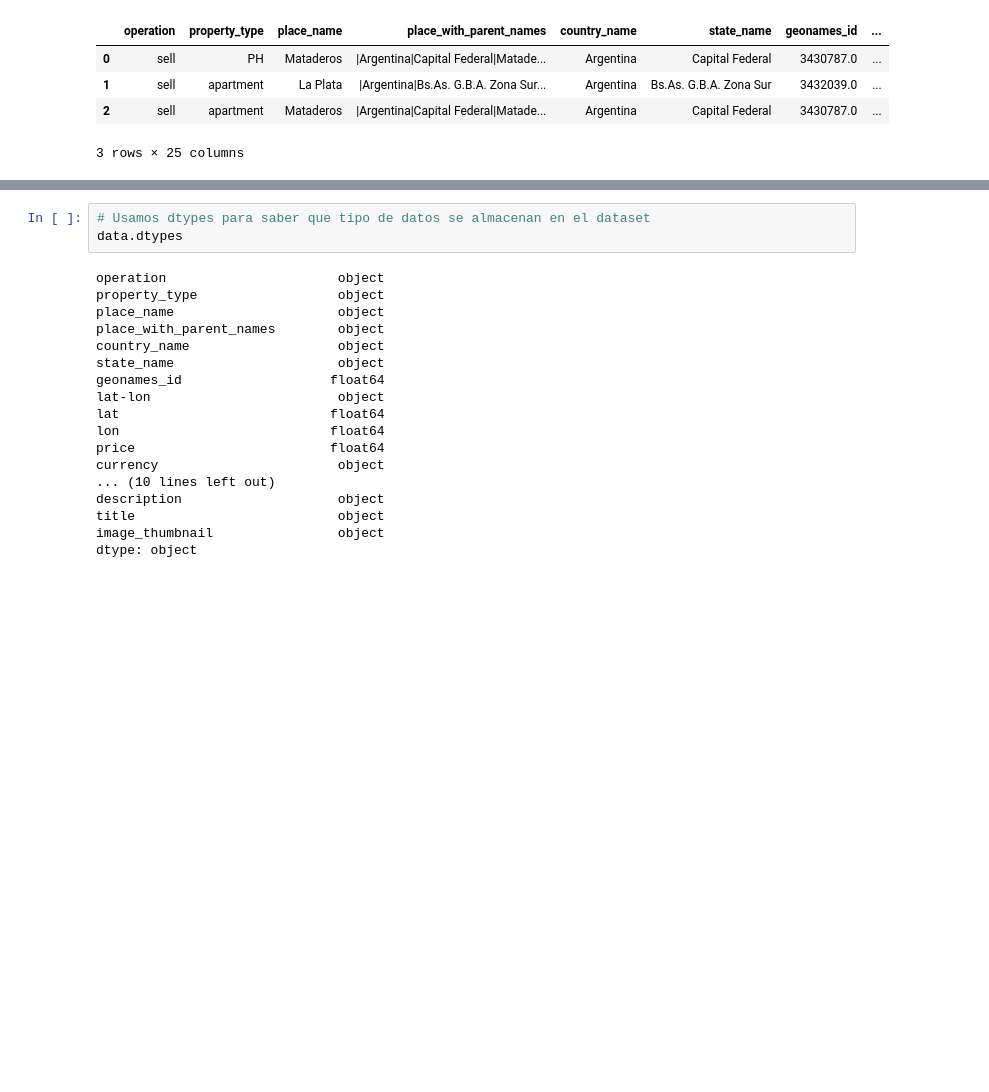
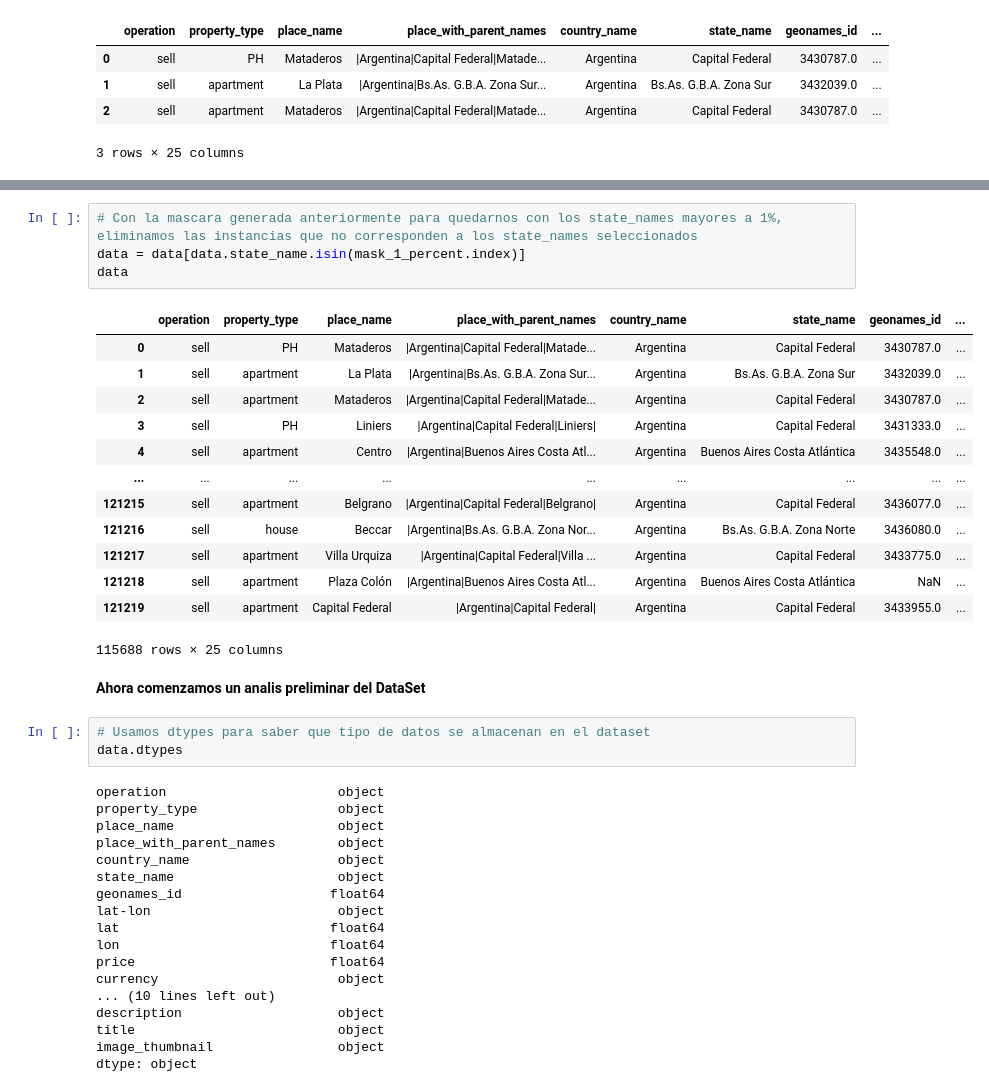
Before and after one commit to BenkosT/TP_Limpieza, a Jupyter notebook: Notebooks/Limpieza.ipynb, the cells around one changed output, grey strips where cells are left out. Saved outputs shown, nothing was run; the diff lists cells and outputs as text; blank space fills up the shorter version.

```diff
--- a/Notebooks/Limpieza.ipynb
+++ b/Notebooks/Limpieza.ipynb
@@ -33,3 +121,23 @@ data.head(3)
+# %%
+# Con la mascara generada anteriormente para quedarnos con los state_names mayores a 1%, eliminamos las instancias que no corresponden a los state_names seleccionados
+data = data[data.state_name.isin(mask_1_percent.index)]
+data
+# %% [output]
+|  | operation | property_type | place_name | place_with_parent_names | country_name | state_name | geonames_id | ... |
+| 0 | sell | PH | Mataderos | |Argentina|Capital Federal|Matade... | Argentina | Capital Federal | 3430787.0 | ... |
+| 1 | sell | apartment | La Plata | |Argentina|Bs.As. G.B.A. Zona Sur... | Argentina | Bs.As. G.B.A. Zona Sur | 3432039.0 | ... |
+| 2 | sell | apartment | Mataderos | |Argentina|Capital Federal|Matade... | Argentina | Capital Federal | 3430787.0 | ... |
+| 3 | sell | PH | Liniers | |Argentina|Capital Federal|Liniers| | Argentina | Capital Federal | 3431333.0 | ... |
+| 4 | sell | apartment | Centro | |Argentina|Buenos Aires Costa Atl... | Argentina | Buenos Aires Costa Atlántica | 3435548.0 | ... |
+| ... | ... | ... | ... | ... | ... | ... | ... | ... |
+| 121215 | sell | apartment | Belgrano | |Argentina|Capital Federal|Belgrano| | Argentina | Capital Federal | 3436077.0 | ... |
+| 121216 | sell | house | Beccar | |Argentina|Bs.As. G.B.A. Zona Nor... | Argentina | Bs.As. G.B.A. Zona Norte | 3436080.0 | ... |
+| 121217 | sell | apartment | Villa Urquiza | |Argentina|Capital Federal|Villa ... | Argentina | Capital Federal | 3433775.0 | ... |
+| 121218 | sell | apartment | Plaza Colón | |Argentina|Buenos Aires Costa Atl... | Argentina | Buenos Aires Costa Atlántica | NaN | ... |
+| 121219 | sell | apartment | Capital Federal | |Argentina|Capital Federal| | Argentina | Capital Federal | 3433955.0 | ... |
+115688 rows × 25 columns
+# %% [markdown]
+**Ahora comenzamos un analis preliminar del DataSet**
 # %%
 # Usamos dtypes para saber que tipo de datos se almacenan en el dataset
 data.dtypes
```
Also changed, not shown: parts of 29 cells of this notebook, 1 other file.
